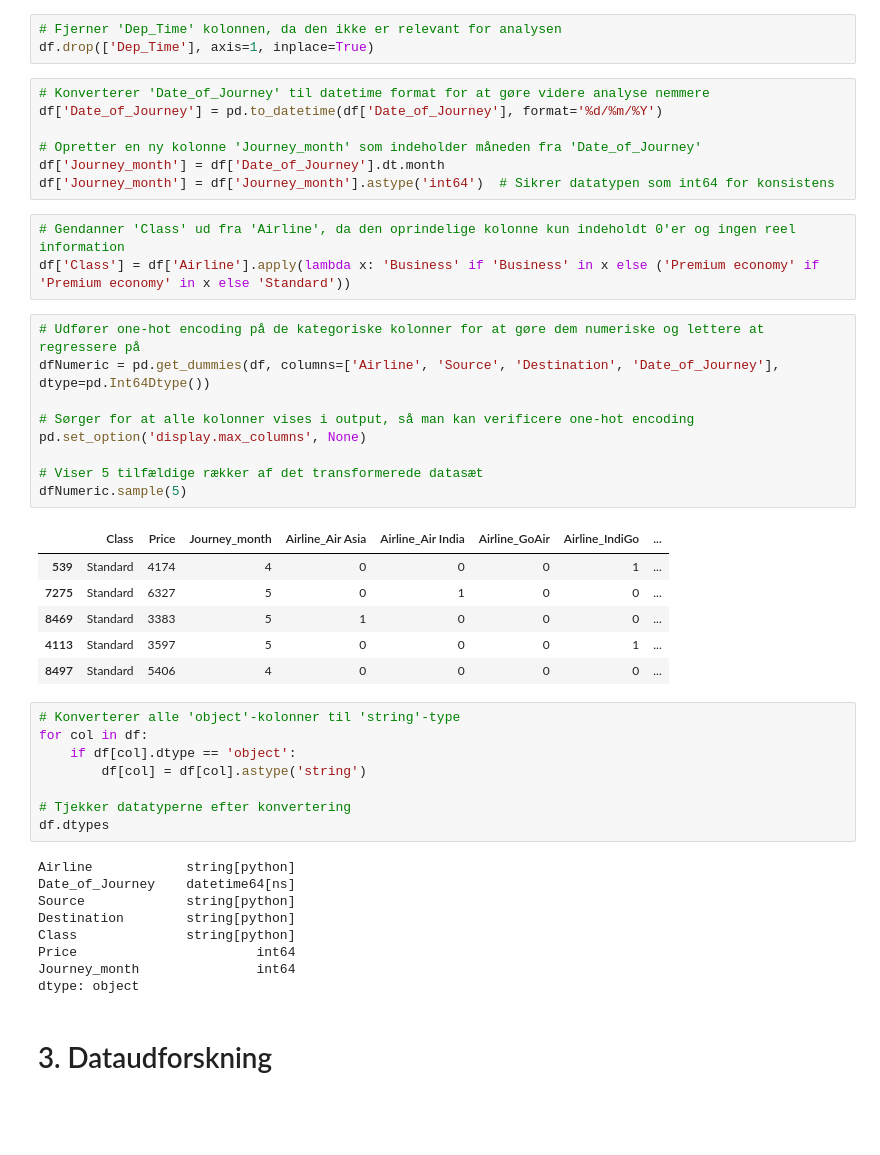
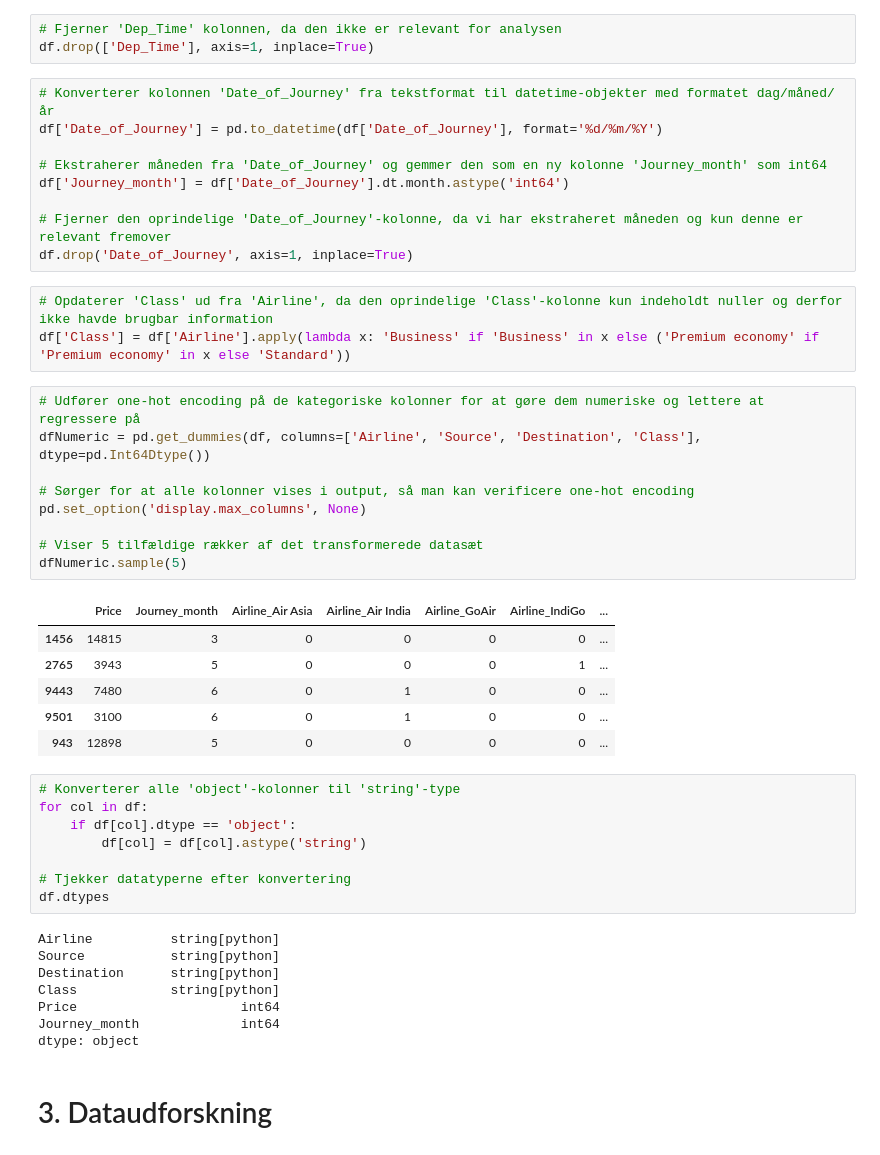
Before and after one commit to AllanChandler/BI-Exam, a Jupyter notebook: Notebook/Flight_Price_Dataset.ipynb, the cells around one changed output. Drawn from its saved outputs; the diff is of its cells as text; blank space fills up the shorter version.

```diff
--- a/Notebook/Flight_Price_Dataset.ipynb
+++ b/Notebook/Flight_Price_Dataset.ipynb
@@ -115,31 +115,33 @@ Nu opdeles datasættet i to separate dataframes: en med numeriske værdier og en
 # Fjerner 'Dep_Time' kolonnen, da den ikke er relevant for analysen
 df.drop(['Dep_Time'], axis=1, inplace=True)
 # %%
-# Konverterer 'Date_of_Journey' til datetime format for at gøre videre analyse nemmere
+# Konverterer kolonnen 'Date_of_Journey' fra tekstformat til datetime-objekter med formatet dag/måned/år
 df['Date_of_Journey'] = pd.to_datetime(df['Date_of_Journey'], format='%d/%m/%Y')
 
-# Opretter en ny kolonne 'Journey_month' som indeholder måneden fra 'Date_of_Journey'
-df['Journey_month'] = df['Date_of_Journey'].dt.month
-df['Journey_month'] = df['Journey_month'].astype('int64')  # Sikrer datatypen som int64 for konsistens
+# Ekstraherer måneden fra 'Date_of_Journey' og gemmer den som en ny kolonne 'Journey_month' som int64
+df['Journey_month'] = df['Date_of_Journey'].dt.month.astype('int64')
+
+# Fjerner den oprindelige 'Date_of_Journey'-kolonne, da vi har ekstraheret måneden og kun denne er relevant fremover
+df.drop('Date_of_Journey', axis=1, inplace=True)
 # %%
-# Gendanner 'Class' ud fra 'Airline', da den oprindelige kolonne kun indeholdt 0'er og ingen reel information
+# Opdaterer 'Class' ud fra 'Airline', da den oprindelige 'Class'-kolonne kun indeholdt nuller og derfor ikke havde brugbar information
 df['Class'] = df['Airline'].apply(lambda x: 'Business' if 'Business' in x else ('Premium economy' if 'Premium economy' in x else 'Standard'))
 # %%
 # Udfører one-hot encoding på de kategoriske kolonner for at gøre dem numeriske og lettere at regressere på
-dfNumeric = pd.get_dummies(df, columns=['Airline', 'Source', 'Destination', 'Date_of_Journey'], dtype=pd.Int64Dtype())
+dfNumeric = pd.get_dummies(df, columns=['Airline', 'Source', 'Destination', 'Class'], dtype=pd.Int64Dtype())
 
 # Sørger for at alle kolonner vises i output, så man kan verificere one-hot encoding
 pd.set_option('display.max_columns', None)
 
 # Viser 5 tilfældige rækker af det transformerede datasæt
 dfNumeric.sample(5)
 # %% [output]
-|  | Class | Price | Journey_month | Airline_Air Asia | Airline_Air India | Airline_GoAir | Airline_IndiGo | ... |
-| 539 | Standard | 4174 | 4 | 0 | 0 | 0 | 1 | ... |
-| 7275 | Standard | 6327 | 5 | 0 | 1 | 0 | 0 | ... |
-| 8469 | Standard | 3383 | 5 | 1 | 0 | 0 | 0 | ... |
-| 4113 | Standard | 3597 | 5 | 0 | 0 | 0 | 1 | ... |
-| 8497 | Standard | 5406 | 4 | 0 | 0 | 0 | 0 | ... |
+|  | Price | Journey_month | Airline_Air Asia | Airline_Air India | Airline_GoAir | Airline_IndiGo | ... |
+| 1456 | 14815 | 3 | 0 | 0 | 0 | 0 | ... |
+| 2765 | 3943 | 5 | 0 | 0 | 0 | 1 | ... |
+| 9443 | 7480 | 6 | 0 | 1 | 0 | 0 | ... |
+| 9501 | 3100 | 6 | 0 | 1 | 0 | 0 | ... |
+| 943 | 12898 | 5 | 0 | 0 | 0 | 0 | ... |
 # %%
 # Konverterer alle 'object'-kolonner til 'string'-type
 for col in df:
@@ -149,13 +151,12 @@ for col in df:
 # Tjekker datatyperne efter konvertering
 df.dtypes
 # %% [output]
-Airline            string[python]
-Date_of_Journey    datetime64[ns]
-Source             string[python]
-Destination        string[python]
-Class              string[python]
-Price                       int64
-Journey_month               int64
+Airline          string[python]
+Source           string[python]
+Destination      string[python]
+Class            string[python]
+Price                     int64
+Journey_month             int64
 dtype: object
 # %% [markdown]
 # 3. Dataudforskning
```
Also changed, not shown: parts of 10 cells of this notebook, 2 other files.
